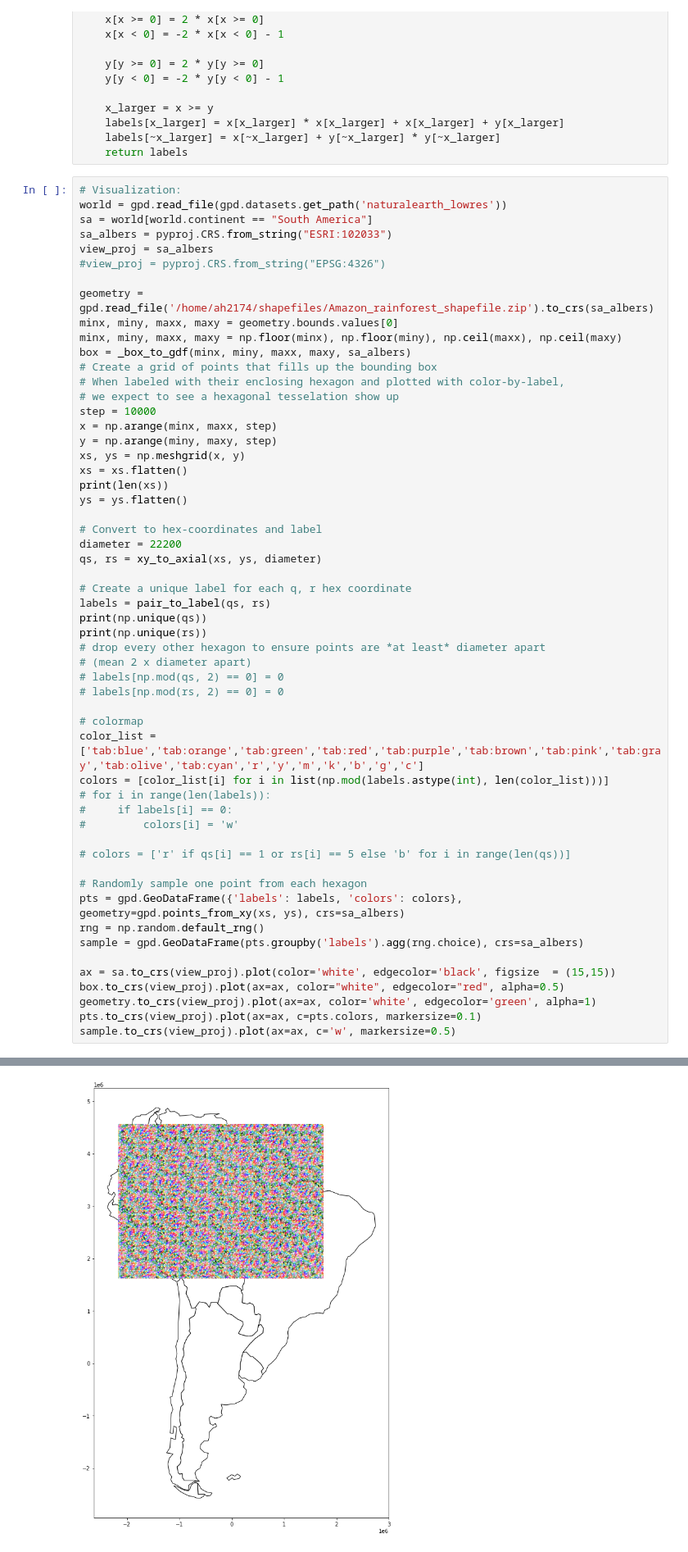
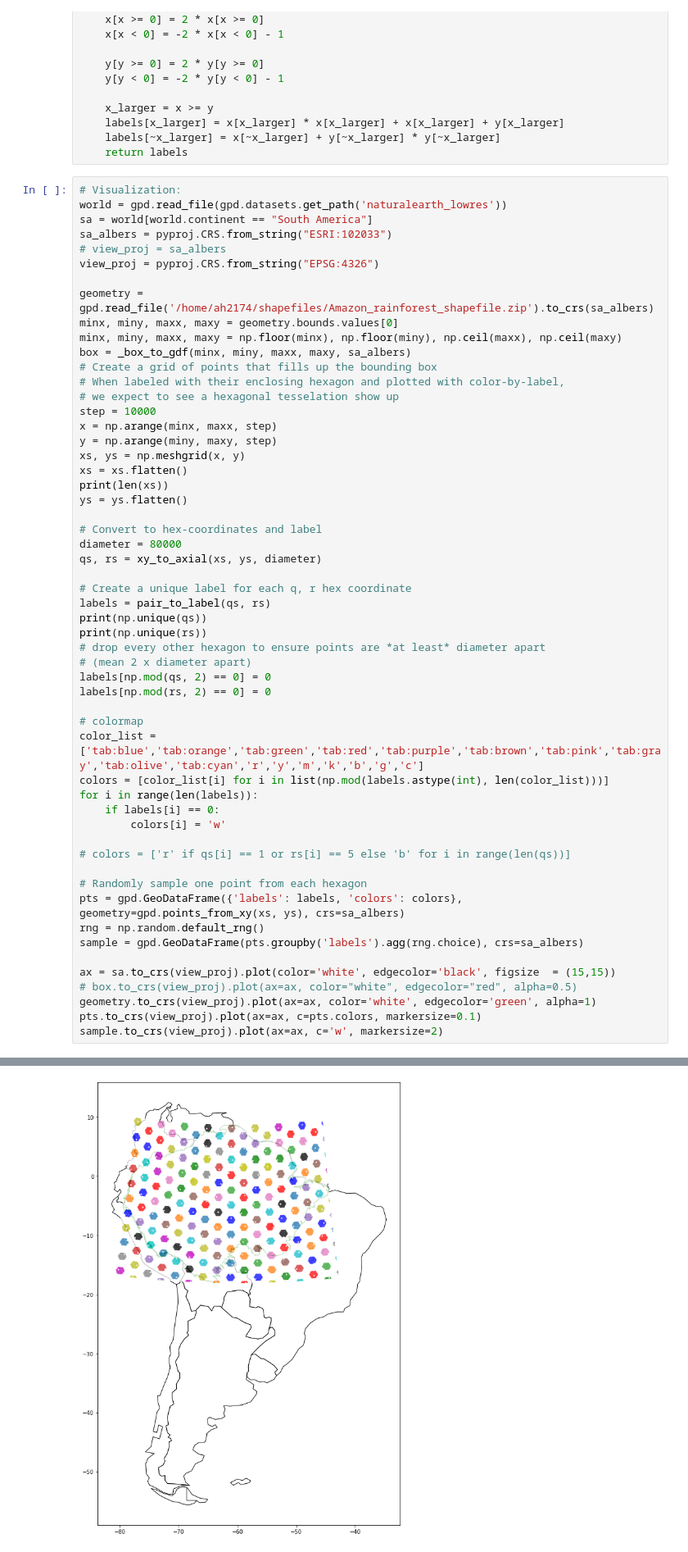
Before and after one commit to ameliaholcomb/biomass-recovery, a Jupyter notebook: notebooks/exploratory/27-hexagons.ipynb, the cells around one changed output, grey strips where cells are left out. Shown at 82% size. Saved outputs shown, nothing was run; the diff lists cells and outputs as text.

```diff
--- a/notebooks/exploratory/27-hexagons.ipynb
+++ b/notebooks/exploratory/27-hexagons.ipynb
@@ -163,8 +163,8 @@ def pair_to_label(xs: np.array, ys: np.array):
 world = gpd.read_file(gpd.datasets.get_path('naturalearth_lowres'))
 sa = world[world.continent == "South America"]
 sa_albers = pyproj.CRS.from_string("ESRI:102033")
-view_proj = sa_albers
-#view_proj = pyproj.CRS.from_string("EPSG:4326")
+# view_proj = sa_albers
+view_proj = pyproj.CRS.from_string("EPSG:4326")
 
 geometry = gpd.read_file('/home/ah2174/shapefiles/Amazon_rainforest_shapefile.zip').to_crs(sa_albers)
 minx, miny, maxx, maxy = geometry.bounds.values[0]
@@ -182,7 +182,7 @@ print(len(xs))
 ys = ys.flatten()
 
 # Convert to hex-coordinates and label
-diameter = 22200
+diameter = 80000
 qs, rs = xy_to_axial(xs, ys, diameter)
 
 # Create a unique label for each q, r hex coordinate
@@ -191,15 +191,15 @@ print(np.unique(qs))
 print(np.unique(rs))
 # drop every other hexagon to ensure points are *at least* diameter apart
 # (mean 2 x diameter apart)
-# labels[np.mod(qs, 2) == 0] = 0
-# labels[np.mod(rs, 2) == 0] = 0
+labels[np.mod(qs, 2) == 0] = 0
+labels[np.mod(rs, 2) == 0] = 0
 
 # colormap
 color_list = ['tab:blue','tab:orange','tab:green','tab:red','tab:purple','tab:brown','tab:pink','tab:gray','tab:olive','tab:cyan','r','y','m','k','b','g','c']
 colors = [color_list[i] for i in list(np.mod(labels.astype(int), len(color_list)))]
-# for i in range(len(labels)):
-#     if labels[i] == 0:
-#         colors[i] = 'w'
+for i in range(len(labels)):
+    if labels[i] == 0:
+        colors[i] = 'w'
 
 # colors = ['r' if qs[i] == 1 or rs[i] == 5 else 'b' for i in range(len(qs))]
 
@@ -209,9 +209,9 @@ rng = np.random.default_rng()
 sample = gpd.GeoDataFrame(pts.groupby('labels').agg(rng.choice), crs=sa_albers)
 
 ax = sa.to_crs(view_proj).plot(color='white', edgecolor='black', figsize  = (15,15))
-box.to_crs(view_proj).plot(ax=ax, color="white", edgecolor="red", alpha=0.5)
+# box.to_crs(view_proj).plot(ax=ax, color="white", edgecolor="red", alpha=0.5)
 geometry.to_crs(view_proj).plot(ax=ax, color='white', edgecolor='green', alpha=1)
 pts.to_crs(view_proj).plot(ax=ax, c=pts.colors, markersize=0.1)
-sample.to_crs(view_proj).plot(ax=ax, c='w', markersize=0.5)
+sample.to_crs(view_proj).plot(ax=ax, c='w', markersize=2)
 # %% [output]
 114954
@@ -233,5 +222,5 @@ sample.to_crs(view_proj).plot(ax=ax, c='w', markersize=0.5)
 <AxesSubplot:>
-[figure, old version]
+[figure, new version]
 # %%
 sample_shots = pd.read_feather('/maps/forecol/data/Overlays/gedi_jrc_newdata_spark.feather')
 print(sample_shots)
```
Also changed, not shown: parts of 1 cell of this notebook, 3 other files.
